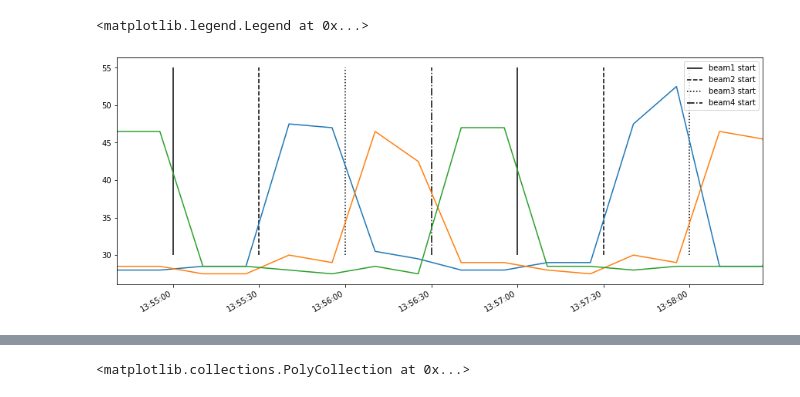
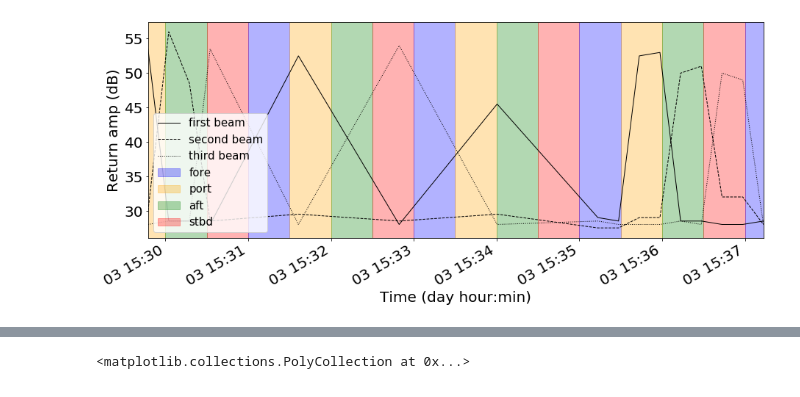
Before and after one commit to callumrollo/adcp-glider, a Jupyter notebook: notebooks/bench_tests.ipynb, the cells around one changed output, grey strips where cells are left out. Saved outputs shown, nothing was run; the diff lists cells and outputs as text; code cells hidden in the pictures.

Commit message:
return amp plots of transducer testing

```diff
--- a/notebooks/bench_tests.ipynb
+++ b/notebooks/bench_tests.ipynb
@@ -34,8 +36,13 @@ data_raw_path = library_dir / 'data' / 'raw'
 from src.data.adcp_mission_analysis import adcp_import_data, add_dive_averages, list_yos,read_glider_nc,  adcp_import_data, edgetocentre, centretoedge
 
 from src.data.beam_mapping import beam2enu, beam_from_center, vert_miss
+
+import matplotlib.pyplot as plt
+from matplotlib import style
+style_path = library_dir / 'src' / 'visualization' / 'presentation.mplstyle'
+style.use(str(style_path))
 # %%
 dorado_path = Path('../data/dorado')
 eagle_path = Path('../data/eagle')
 # %%
-overview, mission_dict = adcp_import_data(dorado_path)
+dorado_overview, dorado_mission_dict = adcp_import_data(dorado_path)
@@ -133,21 +49,32 @@ ax.legend()
-# %%
-foo = mission_dict['0009b']
-fig, ax = plt.subplots(figsize=(15,6))
-ax.plot(foo.time, foo.amp_beam[:,1,0])
-ax.plot(foo.time, foo.amp_beam[:,1,1])
-ax.plot(foo.time, foo.amp_beam[:,1,2])
-#ax.set(xticks=secs);
-
-ax.set(xlim=[foo.time[0], foo.time[15]])
-#x.grid=True
-fig.autofmt_xdate()
-ax.vlines(beam1, 30, 55, label='beam1 start', linestyle='-')
-ax.vlines(beam2, 30, 55, label='beam2 start', linestyle='--')
-ax.vlines(beam3, 30, 55, label='beam3 start', linestyle='dotted')
-ax.vlines(beam4, 30, 55, label='beam4 start', linestyle='dashdot')
-
-
-ax.legend()
-# %% [output]
-<matplotlib.legend.Legend at 0x...>
-[figure, removed]
+# %%
+dorado_dive = dorado_mission_dict['0001a']
+dorado_climb = dorado_mission_dict['0001b']
+# %%
+secs = np.arange(datetime(2020,8,3,14,1), datetime(2020,8,4,16,1), timedelta(seconds=30))
+beam1 = secs[0::4]
+beam2 = secs[1::4]
+beam3 = secs[2::4]
+beam4 = secs[3::4]
+
+def beam_shade(ax):
+    for beam_set in range(len(beam1)-1):
+        ax.axvspan(beam1[beam_set], beam2[beam_set], alpha=0.3, color='blue')
+        ax.axvspan(beam2[beam_set], beam3[beam_set], alpha=0.3, color='orange')
+        ax.axvspan(beam3[beam_set], beam4[beam_set], alpha=0.3, color='green')
+        ax.axvspan(beam4[beam_set], beam1[beam_set+1], alpha=0.3, color='red')
+    ax.axvspan(beam1[0], beam2[0], alpha=0.3, color='blue',label='fore')
+    ax.axvspan(beam2[0], beam3[0], alpha=0.3, color='orange',label='port')
+    ax.axvspan(beam3[0], beam4[0], alpha=0.3, color='green',label='aft')
+    ax.axvspan(beam4[0], beam1[1], alpha=0.3, color='red',label='stbd')
+# %%
+fig, ax = plt.subplots(figsize=(15,6))
+ax.plot(dorado_dive.time, dorado_dive.amp_beam[:,1,0], color='k', linestyle='-', label="first beam")
+ax.plot(dorado_dive.time, dorado_dive.amp_beam[:,1,1], color='k', linestyle='--', label="second beam")
+ax.plot(dorado_dive.time, dorado_dive.amp_beam[:,1,2], color='k', linestyle='dotted', label="third beam")
+ax.set(xlim=[dorado_dive.time[0], dorado_dive.time[15]], xlabel='Time (day hour:min)',ylabel='Return amp (dB)')
+fig.autofmt_xdate()
+beam_shade(ax)
+ax.legend(loc=3);
+fig.savefig('dorado_dive.png')
+# %% [output]
+[figure, added]
```
Also changed, not shown: parts of 17 cells of this notebook, 4 other files.
